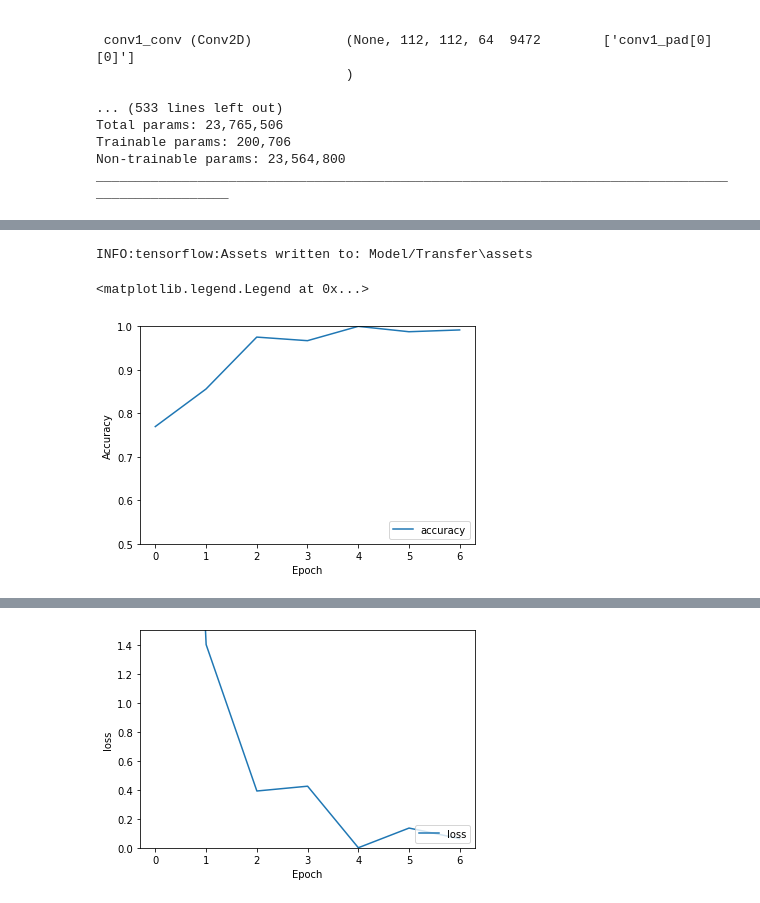
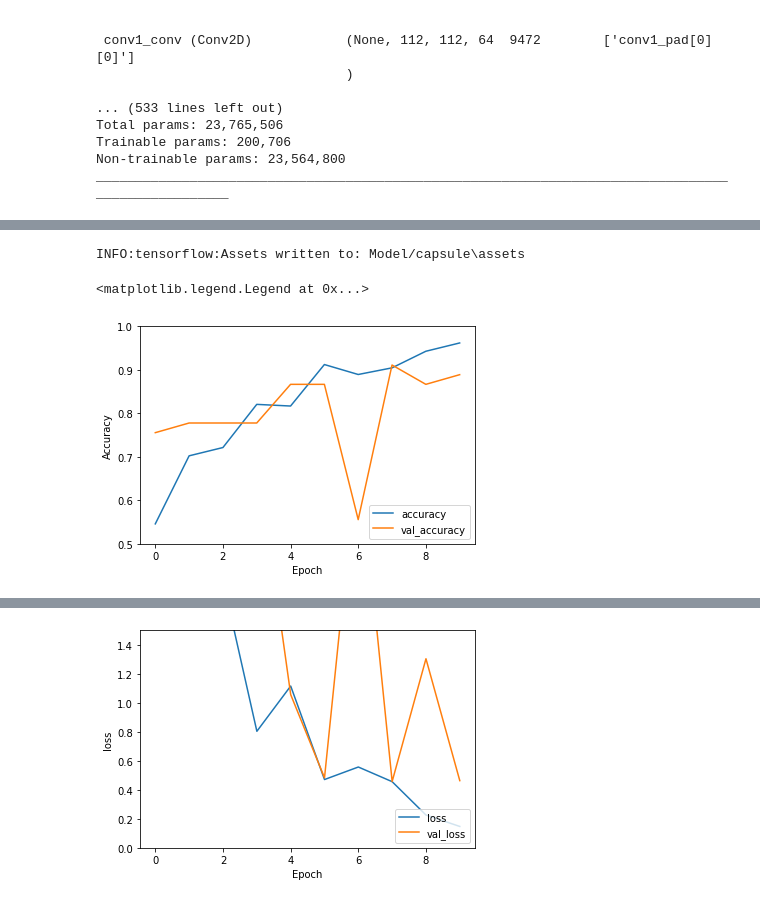
Before and after one commit to thecherry94/Kuenstliche_Intelligenz_BoVW, a Jupyter notebook: resnet.ipynb, the cells around one changed output, grey strips where cells are left out. Drawn from its saved outputs; the diff is of its cells as text; code cells hidden in the pictures.

```diff
--- a/resnet.ipynb
+++ b/resnet.ipynb
@@ -25,0 +81,19 @@ plt.imshow(test_img[0])
+# %%
+training_set = train_datagen.flow_from_directory(train_path,
+                                                 target_size = (img_height,img_width),
+                                                 batch_size = batch_size,
+                                                 class_mode = 'sparse')
+test_set = test_datagen.flow_from_directory(test_path,
+                                            target_size = (img_height, img_width),
+                                            batch_size = batch_size,
+                                            class_mode = 'sparse')
+val_set = val_datagen.flow_from_directory(val_path,
+                                            target_size = (img_height, img_width),
+                                            batch_size = batch_size,
+                                            class_mode = 'sparse')
+
+
+train_y=training_set.classes
+test_y=test_set.classes
+val_y=val_set.classes
+training_set.class_indices
@@ -37,3 +117,16 @@ x = Flatten()(resnet50.output)
 
 prediction = Dense(2, activation='softmax')(x)
 model = Model(inputs=resnet50.input, outputs=prediction)
+
+
+"""base_model = ResNet50V2(include_top=False,
+                   input_shape=(224,224,3),
+                   weights='imagenet')
+x = base_model.output
+x = GlobalAveragePooling2D()(x)
+x = Dense(1024, activation='relu')(x)
+prediction = Dense(2, activation='softmax')(x)
+model = Model(inputs=base_model.input, outputs=prediction)
+
+for layer in base_model.layers:
+        layer.trainable=False"""
@@ -60,7 +155,4 @@ ________________________________________________________________________________
 # %%
 from tensorflow.python.keras.callbacks import EarlyStopping, ModelCheckpoint
 
-cb_early_stopper = EarlyStopping(monitor = 'accuracy', patience = 2)
-train_img.shape
-#train_img=np.expand_dims(train_img,axis=0)
-#train_img.shape
+cb_early_stopper = EarlyStopping(monitor='val_loss', patience = 2)
@@ -75,8 +165,9 @@ model.compile(
 )
 
 history = model.fit(
-  train_img,
-  train_labels,
+  train_x,
+  train_y,
+  validation_data=(val_x, val_y),
   epochs=25,
   batch_size=32,shuffle=True,
   callbacks=cb_early_stopper)
@@ -98,20 +195,22 @@ Epoch 7/25
 # %%
-model.save('Model/Transfer')
+model.save(f"Model/{category}")
 plt.plot(history.history['accuracy'], label='accuracy')
+plt.plot(history.history['val_accuracy'], label = 'val_accuracy')
 plt.xlabel('Epoch')
 plt.ylabel('Accuracy')
 plt.ylim([0.5, 1])
 plt.legend(loc='lower right')
 # %% [output]
-INFO:tensorflow:Assets written to: Model/Transfer\assets
+INFO:tensorflow:Assets written to: Model/capsule\assets
 <matplotlib.legend.Legend at 0x...>
-[figure, old version]
+[figure, new version]
 # %%
 plt.plot(history.history['loss'], label='loss')
+plt.plot(history.history['val_loss'], label = 'val_loss')
 plt.xlabel('Epoch')
 plt.ylabel('loss')
 plt.ylim([0.0, 1.5])
 plt.legend(loc='lower right')
 
-test_loss, test_acc = model.evaluate(test_img, test_labels, verbose=2)
+test_loss, test_acc = model.evaluate(test_x,  test_y, verbose=2)
 # %% [output]
@@ -119,2 +218,2 @@ test_loss, test_acc = model.evaluate(test_img, test_labels, verbose=2)
-[figure, old version]
+[figure, new version]
 # %%
```
Also changed, not shown: parts of 19 cells of this notebook, 6 other files.
